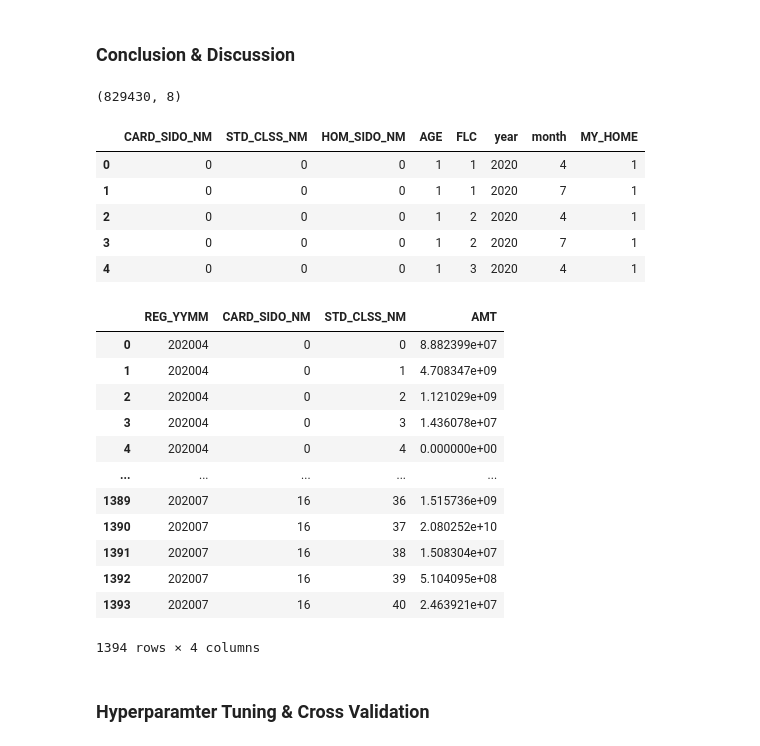
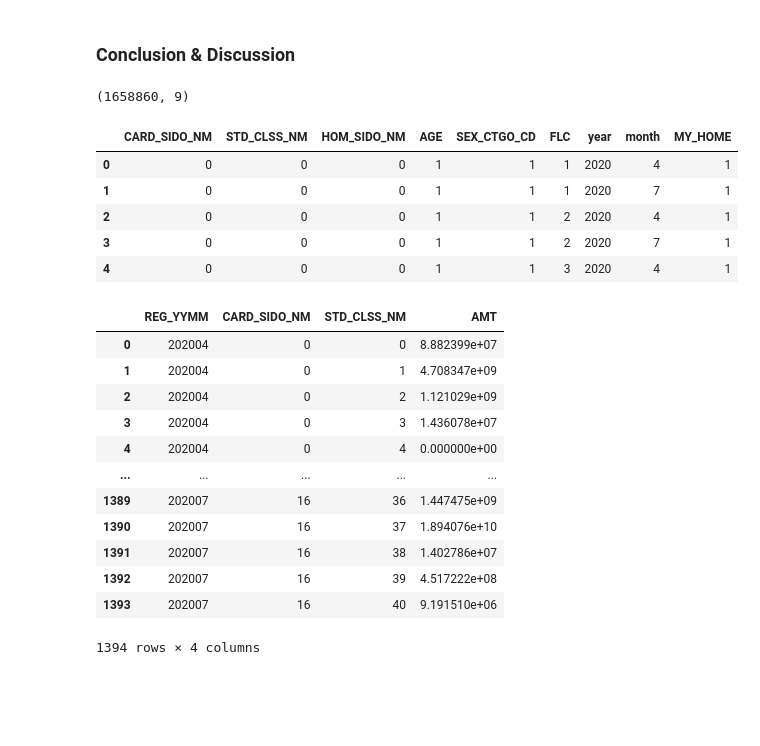
Before and after one commit to kim-bo-saeng/dacon_jeju, a Jupyter notebook: jeju_data_analysis.ipynb, the cells around one changed output. Drawn from its saved outputs; the diff is of its cells as text; code cells hidden in the pictures; blank space fills up the shorter version.

```diff
--- a/jeju_data_analysis.ipynb
+++ b/jeju_data_analysis.ipynb
@@ -475,23 +408,23 @@ CARD_SIDO_NMs = df_num['CARD_SIDO_NM'].unique()
 STD_CLSS_NMs  = df_num['STD_CLSS_NM'].unique()
 HOM_SIDO_NMs  = df_num['HOM_SIDO_NM'].unique()
 AGEs          = df_num['AGE'].unique()
-#SEX_CTGO_CDs  = df_num['SEX_CTGO_CD'].unique()
+SEX_CTGO_CDs  = df_num['SEX_CTGO_CD'].unique()
 FLCs          = df_num['FLC'].unique()
 years         = [2019]
-months        = [1, 4, 7]
+months        = [1,2,3,4,7]
 
 temp_2019 = []
 for CARD_SIDO_NM in CARD_SIDO_NMs:
   for STD_CLSS_NM in STD_CLSS_NMs:
     for HOM_SIDO_NM in HOM_SIDO_NMs:
       for AGE in AGEs:
-#        for SEX_CTGO_CD in SEX_CTGO_CDs:
+        for SEX_CTGO_CD in SEX_CTGO_CDs:
           for FLC in FLCs:
             for year in years:
               for month in months:
-                temp_2019.append([CARD_SIDO_NM, STD_CLSS_NM, HOM_SIDO_NM, AGE, FLC, year, month])
+                temp_2019.append([CARD_SIDO_NM, STD_CLSS_NM, HOM_SIDO_NM, AGE, SEX_CTGO_CD, FLC, year, month])
 temp_2019 = np.array(temp_2019)
-temp_2019 = pd.DataFrame(data=temp_2019, columns=['CARD_SIDO_NM', 'STD_CLSS_NM', 'HOM_SIDO_NM', 'AGE', 'FLC', 'year', 'month'])
+temp_2019 = pd.DataFrame(data=temp_2019, columns=['CARD_SIDO_NM', 'STD_CLSS_NM', 'HOM_SIDO_NM', 'AGE', 'SEX_CTGO_CD', 'FLC', 'year', 'month'])
 temp_2019.loc[temp_2019['CARD_SIDO_NM'] == temp_2019['HOM_SIDO_NM'], 'MY_HOME'] = 1
 temp_2019.loc[temp_2019['CARD_SIDO_NM'] != temp_2019['HOM_SIDO_NM'], 'MY_HOME'] = 0
 temp_2019['MY_HOME'] = temp_2019['MY_HOME'].astype(int)
@@ -501,23 +434,23 @@ CARD_SIDO_NMs = df_num['CARD_SIDO_NM'].unique()
 STD_CLSS_NMs  = df_num['STD_CLSS_NM'].unique()
 HOM_SIDO_NMs  = df_num['HOM_SIDO_NM'].unique()
 AGEs          = df_num['AGE'].unique()
-#SEX_CTGO_CDs  = df_num['SEX_CTGO_CD'].unique()
+SEX_CTGO_CDs  = df_num['SEX_CTGO_CD'].unique()
 FLCs          = df_num['FLC'].unique()
 years         = [2020]
-months        = [1, 4]
+months        = [1,2,3,4]
 
 temp_2020 = []
 for CARD_SIDO_NM in CARD_SIDO_NMs:
   for STD_CLSS_NM in STD_CLSS_NMs:
     for HOM_SIDO_NM in HOM_SIDO_NMs:
       for AGE in AGEs:
-#        for SEX_CTGO_CD in SEX_CTGO_CDs:
+        for SEX_CTGO_CD in SEX_CTGO_CDs:
           for FLC in FLCs:
             for year in years:
               for month in months:
-                temp_2020.append([CARD_SIDO_NM, STD_CLSS_NM, HOM_SIDO_NM, AGE, FLC, year, month])
+                temp_2020.append([CARD_SIDO_NM, STD_CLSS_NM, HOM_SIDO_NM, AGE, SEX_CTGO_CD,FLC, year, month])
 temp_2020 = np.array(temp_2020)
-temp_2020 = pd.DataFrame(data=temp_2020, columns=['CARD_SIDO_NM', 'STD_CLSS_NM', 'HOM_SIDO_NM', 'AGE', 'FLC', 'year', 'month'])
+temp_2020 = pd.DataFrame(data=temp_2020, columns=['CARD_SIDO_NM', 'STD_CLSS_NM', 'HOM_SIDO_NM', 'AGE','SEX_CTGO_CD', 'FLC', 'year', 'month'])
 temp_2020.loc[temp_2020['CARD_SIDO_NM'] == temp_2020['HOM_SIDO_NM'], 'MY_HOME'] = 1
 temp_2020.loc[temp_2020['CARD_SIDO_NM'] != temp_2020['HOM_SIDO_NM'], 'MY_HOME'] = 0
 temp_2020['MY_HOME'] = temp_2020['MY_HOME'].astype(int)
@@ -540,15 +473,15 @@ print(temp_2020.shape)
 data_2019 = pd.merge(temp_2019,
                      df_num_2019,
                      how = 'outer',
-                     left_on = ['CARD_SIDO_NM',	'STD_CLSS_NM',	'HOM_SIDO_NM',	'AGE', 'FLC', 'year',	'month',	'MY_HOME'],
-                     right_on = ['CARD_SIDO_NM',	'STD_CLSS_NM',	'HOM_SIDO_NM',	'AGE', 'FLC', 'year',	'month',	'MY_HOME']
+                     left_on = ['CARD_SIDO_NM',	'STD_CLSS_NM',	'HOM_SIDO_NM', 'AGE', 'SEX_CTGO_CD', 'FLC','year', 'month',	'MY_HOME'],
+                     right_on = ['CARD_SIDO_NM',	'STD_CLSS_NM',	'HOM_SIDO_NM', 'AGE', 'SEX_CTGO_CD', 'FLC', 'year',	'month',	'MY_HOME']
                     )
 
 data_2020 = pd.merge(temp_2020,
                      df_num_2020,
                      how = 'outer',
-                     left_on = ['CARD_SIDO_NM',	'STD_CLSS_NM',	'HOM_SIDO_NM',	'AGE', 'FLC', 'year',	'month',	'MY_HOME'],
-                     right_on = ['CARD_SIDO_NM',	'STD_CLSS_NM',	'HOM_SIDO_NM',	'AGE',	'FLC', 'year',	'month',	'MY_HOME']
+                     left_on = ['CARD_SIDO_NM',	'STD_CLSS_NM',	'HOM_SIDO_NM', 'AGE', 'SEX_CTGO_CD', 'FLC', 'year',	'month',	'MY_HOME'],
+                     right_on = ['CARD_SIDO_NM',	'STD_CLSS_NM',	'HOM_SIDO_NM',	'AGE', 'SEX_CTGO_CD', 'FLC', 'year',	'month',	'MY_HOME']
                     )
 
 data = pd.concat([data_2019, data_2020]).reset_index(drop = True).fillna(0)
@@ -578,6 +549,6 @@ y_train = np.log1p(train['AMT'])
 # %% [markdown]
 ### Model Tuning & Evaluation
 # %%
-model = RandomForestRegressor(n_jobs = -1, random_state = 4)
+model = ExtraTreesRegressor(n_jobs = -1, random_state = 4)
 model.fit(X_train, y_train)
 # %% [output]
@@ -591,3 +561,0 @@ RandomForestRegressor(bootstrap=True, ccp_alpha=0.0, criterion='mse',
-# %%
-model2 = ExtraTreesRegressor(n_jobs = -1, random_state = 4)
-model2.fit(X_train, y_train)
@@ -604,43 +564,43 @@ ExtraTreesRegressor(bootstrap=False, ccp_alpha=0.0, criterion='mse',
 # %%
 # 예측 템플릿 만들기
 CARD_SIDO_NMs = df_num['CARD_SIDO_NM'].unique()
 STD_CLSS_NMs  = df_num['STD_CLSS_NM'].unique()
 HOM_SIDO_NMs  = df_num['HOM_SIDO_NM'].unique()
 AGEs          = df_num['AGE'].unique()
-#SEX_CTGO_CDs  = df_num['SEX_CTGO_CD'].unique()
+SEX_CTGO_CDs  = df_num['SEX_CTGO_CD'].unique()
 FLCs          = df_num['FLC'].unique()
 years         = [2020]
 months        = [4,7]
 
 temp = []
 for CARD_SIDO_NM in CARD_SIDO_NMs:
     for STD_CLSS_NM in STD_CLSS_NMs:
         for HOM_SIDO_NM in HOM_SIDO_NMs:
             for AGE in AGEs:
-#                for SEX_CTGO_CD in SEX_CTGO_CDs:
+                for SEX_CTGO_CD in SEX_CTGO_CDs:
                     for FLC in FLCs:
                         for year in years:
                             for month in months:
-                              temp.append([CARD_SIDO_NM, STD_CLSS_NM, HOM_SIDO_NM, AGE, FLC, year, month])
+                              temp.append([CARD_SIDO_NM, STD_CLSS_NM, HOM_SIDO_NM, AGE, SEX_CTGO_CD, FLC, year, month])
 temp = np.array(temp)
-temp = pd.DataFrame(data=temp, columns=X_train.columns[:7])
+temp = pd.DataFrame(data=temp, columns=X_train.columns[:8])
 temp.loc[temp['CARD_SIDO_NM'] == temp['HOM_SIDO_NM'], 'MY_HOME'] = 1
 temp.loc[temp['CARD_SIDO_NM'] != temp['HOM_SIDO_NM'], 'MY_HOME'] = 0
 temp['MY_HOME'] = temp['MY_HOME'].astype(int)
 
 print(temp.shape)
 temp.head()
 # %% [output]
-(829430, 8)
+(1658860, 9)
-|  | CARD_SIDO_NM | STD_CLSS_NM | HOM_SIDO_NM | AGE | FLC | year | month | MY_HOME |
-| 0 | 0 | 0 | 0 | 1 | 1 | 2020 | 4 | 1 |
-| 1 | 0 | 0 | 0 | 1 | 1 | 2020 | 7 | 1 |
-| 2 | 0 | 0 | 0 | 1 | 2 | 2020 | 4 | 1 |
-| 3 | 0 | 0 | 0 | 1 | 2 | 2020 | 7 | 1 |
-| 4 | 0 | 0 | 0 | 1 | 3 | 2020 | 4 | 1 |
+|  | CARD_SIDO_NM | STD_CLSS_NM | HOM_SIDO_NM | AGE | SEX_CTGO_CD | FLC | year | month | MY_HOME |
+| 0 | 0 | 0 | 0 | 1 | 1 | 1 | 2020 | 4 | 1 |
+| 1 | 0 | 0 | 0 | 1 | 1 | 1 | 2020 | 7 | 1 |
+| 2 | 0 | 0 | 0 | 1 | 1 | 2 | 2020 | 4 | 1 |
+| 3 | 0 | 0 | 0 | 1 | 1 | 2 | 2020 | 7 | 1 |
+| 4 | 0 | 0 | 0 | 1 | 1 | 3 | 2020 | 4 | 1 |
 # %%
 # 예측
-predict = model2.predict(temp)
+predict = model.predict(temp)
 predict = np.expm1(predict)
 temp['AMT'] = np.round(predict, 0)
 temp['REG_YYMM'] = temp['year']*100 + temp['month']
@@ -655,14 +615,12 @@ temp
 | 3 | 202004 | 0 | 3 | 1.436078e+07 |
 | 4 | 202004 | 0 | 4 | 0.000000e+00 |
 | ... | ... | ... | ... | ... |
-| 1389 | 202007 | 16 | 36 | 1.515736e+09 |
-| 1390 | 202007 | 16 | 37 | 2.080252e+10 |
-| 1391 | 202007 | 16 | 38 | 1.508304e+07 |
-| 1392 | 202007 | 16 | 39 | 5.104095e+08 |
-| 1393 | 202007 | 16 | 40 | 2.463921e+07 |
+| 1389 | 202007 | 16 | 36 | 1.447475e+09 |
+| 1390 | 202007 | 16 | 37 | 1.894076e+10 |
+| 1391 | 202007 | 16 | 38 | 1.402786e+07 |
+| 1392 | 202007 | 16 | 39 | 4.517222e+08 |
+| 1393 | 202007 | 16 | 40 | 9.191510e+06 |
 1394 rows × 4 columns
-# %% [markdown]
-### Hyperparamter Tuning & Cross Validation
 # %%
 # 디코딩
 temp['CARD_SIDO_NM'] = encoders['CARD_SIDO_NM'].inverse_transform(temp['CARD_SIDO_NM'])
```
Also changed, not shown: parts of 24 cells of this notebook.
